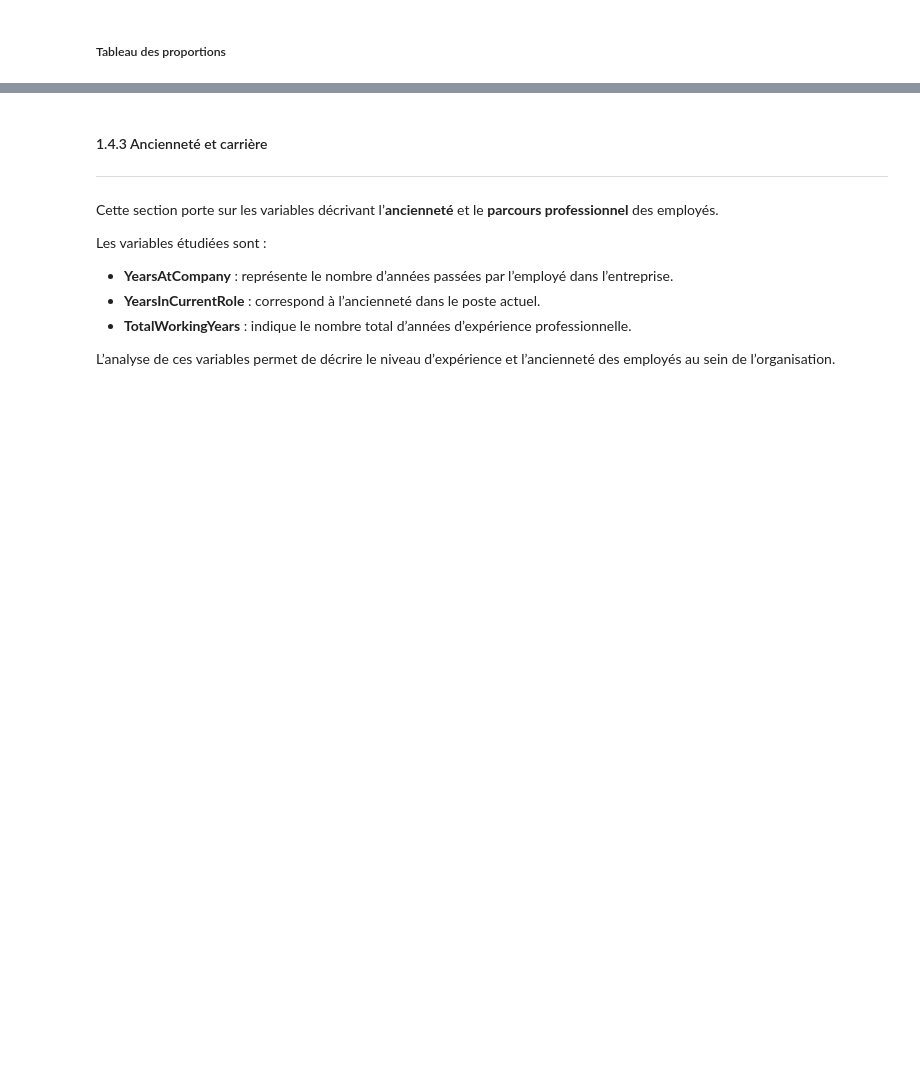
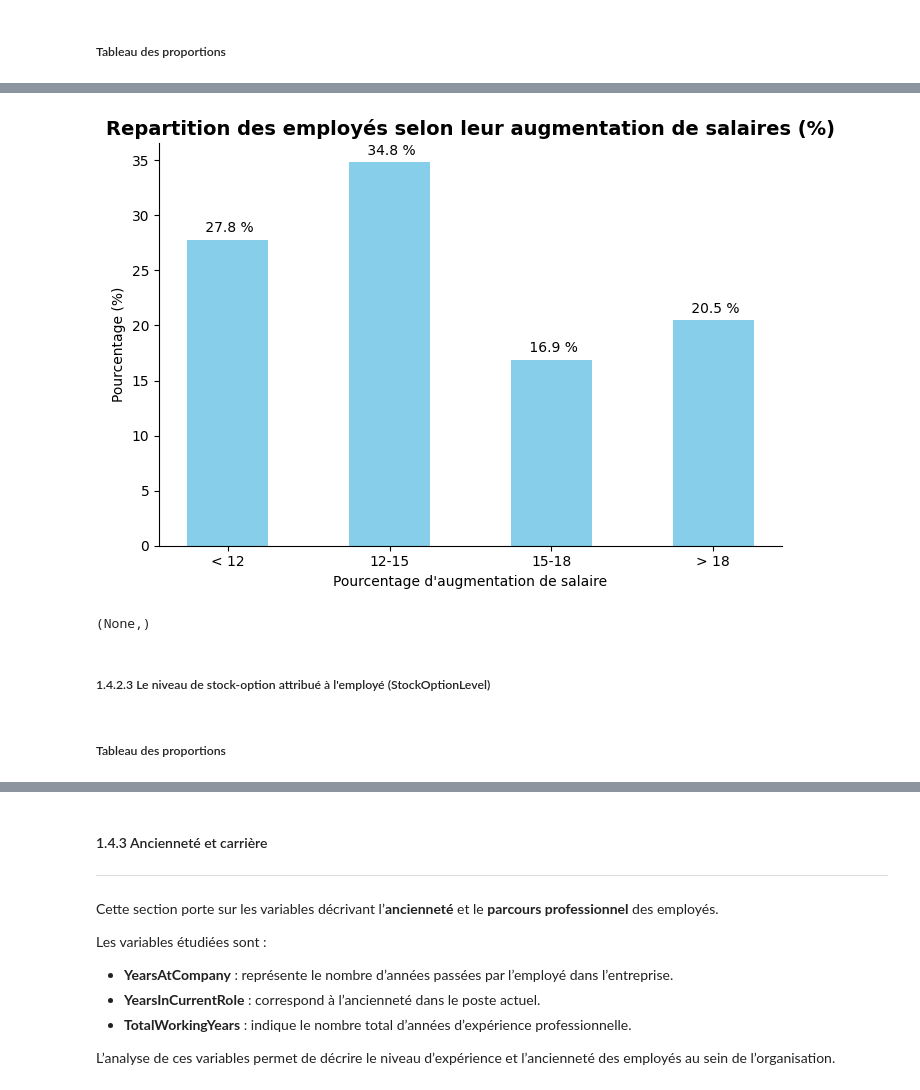
Before and after one commit to Kemuri15/employee-attrition-analysis, a Jupyter notebook: notebooks/04_axes_condition_travail.ipynb, the cells around one changed output, grey strips where cells are left out. Drawn from its saved outputs; the diff is of its cells as text; code cells hidden in the pictures; blank space fills up the shorter version.

```diff
--- a/notebooks/04_axes_condition_travail.ipynb
+++ b/notebooks/04_axes_condition_travail.ipynb
@@ -333,0 +457,3 @@ Ces variables sont analysées de manière descriptive afin de caractériser la d
+# %%
+PercentSalaryHike_count = value_counts_percent(df_conditions_travail["Tranche_PercentSalaryHike"])
+PercentSalaryHike_count
@@ -333,0 +476,34 @@ Ces variables sont analysées de manière descriptive afin de caractériser la d
+# %%
+PercentSalaryHike_count = PercentSalaryHike_count.sort_values("Tranche_PercentSalaryHike", ascending=True)
+
+fig, ax = plt.subplots(figsize=(7,5))
+
+
+ax.spines["top"].set_visible(False)
+ax.spines["right"].set_visible(False)
+
+# Données
+x = np.arange(len(PercentSalaryHike_count.index))
+y = PercentSalaryHike_count["Pourcentage"]
+
+# Barplot
+barhs = ax.bar(x, y, width=0.5, color="skyblue")
+
+# Pourcentage
+ax.bar_label(barhs, labels=[f"{v : .1F} %" for v in y], padding=3)
+
+# Axes et labels
+ax.set_xticks(x)
+ax.set_xticklabels(PercentSalaryHike_count["Tranche_PercentSalaryHike"])
+ax.set_xlabel("Pourcentage d'augmentation de salaire")
+ax.set_ylabel("Pourcentage (%)")
+ax.set_title("Repartition des employés selon leur augmentation de salaires (%)", fontsize=14, fontweight="bold")
+fig.tight_layout()
+plt.show(),
+# %% [output]
+[figure, added]
+(None,)
+# %% [markdown]
+##### 1.4.2.3 Le niveau de stock-option attribué à l'employé (StockOptionLevel)
+# %% [markdown]
+##### Tableau des proportions
```
Also changed, not shown: parts of 24 cells of this notebook.
